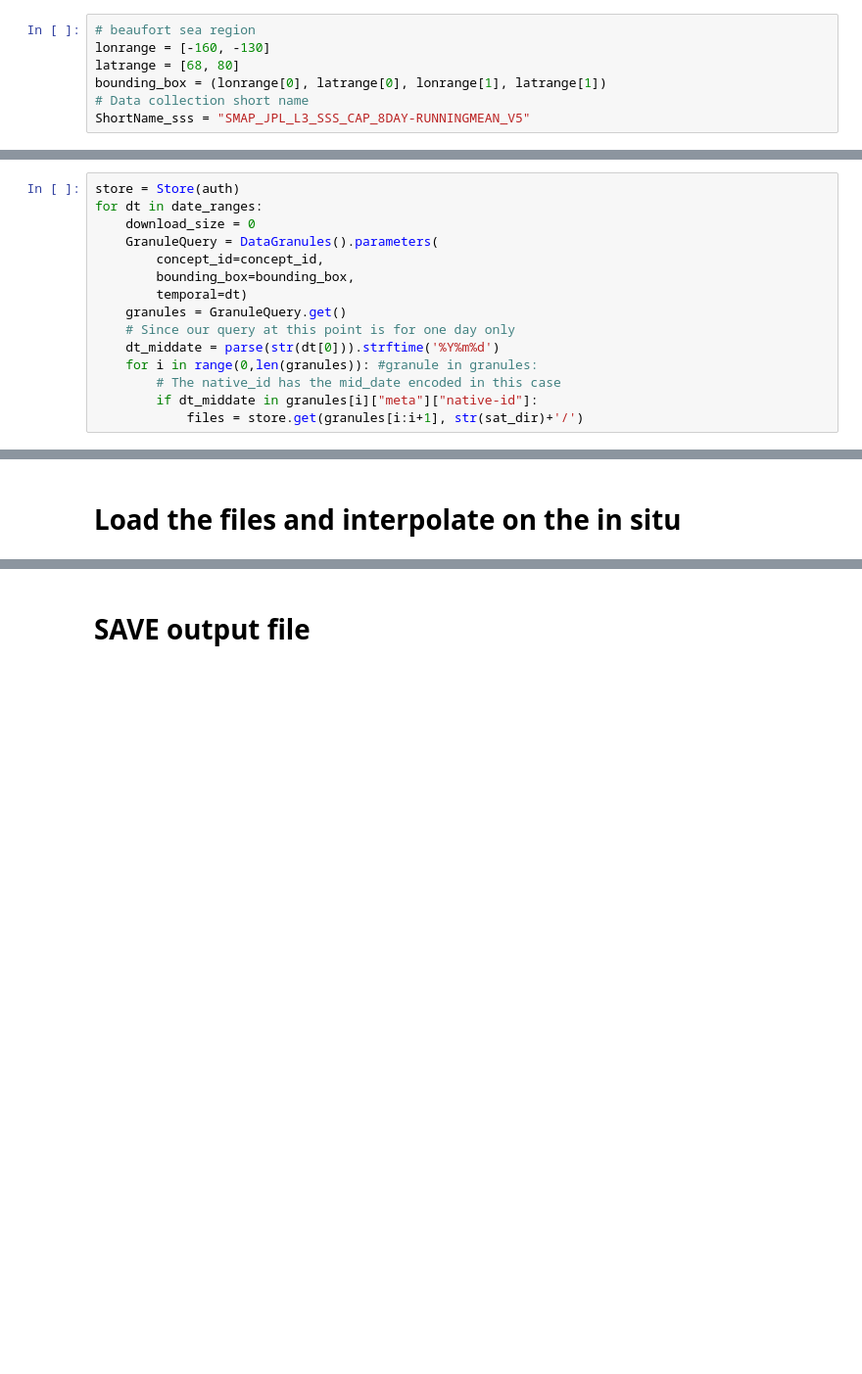
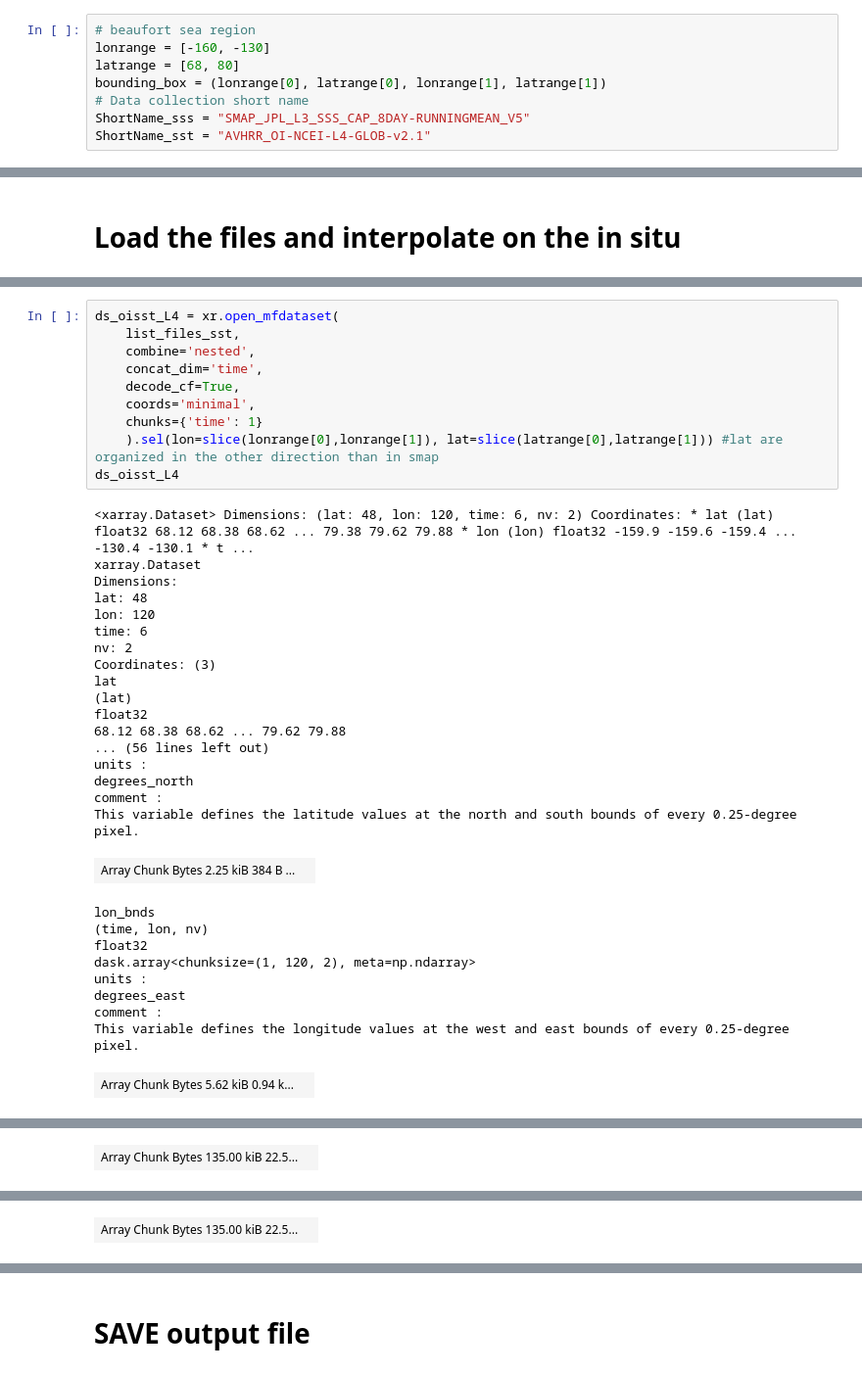
Before and after one commit to NASA-SASSIE/collocation, a Jupyter notebook: collocation_insitu_satellite_test.ipynb, the cells around one changed output, grey strips where cells are left out. Shown at 98% size. Cells and saved outputs as stored; diff of their text form; blank space fills up the shorter version.

```diff
--- a/collocation_insitu_satellite_test.ipynb
+++ b/collocation_insitu_satellite_test.ipynb
@@ -32,6 +32,7 @@ latrange = [68, 80]
 bounding_box = (lonrange[0], latrange[0], lonrange[1], latrange[1])
 # Data collection short name
 ShortName_sss = "SMAP_JPL_L3_SSS_CAP_8DAY-RUNNINGMEAN_V5"
+ShortName_sst = "AVHRR_OI-NCEI-L4-GLOB-v2.1"
 # %%
 # Severine:
 insitu_dir=Path('/home/jovyan/Data/SASSIE/collocation/insitu/')
@@ -107,18 +115,3 @@ date_ranges
 # Download from CMR the granules we want
 Since `SMAP_JPL_L3_SSS_CAP_8DAY-RUNNINGMEAN_V5` is an **8-day running mean** a query to a given day will overlap with
 8 different days and we are only interested in the mid date.
-# %%
-store = Store(auth)
-for dt in date_ranges:
-    download_size = 0
-    GranuleQuery = DataGranules().parameters(
-        concept_id=concept_id,
-        bounding_box=bounding_box,
-        temporal=dt)
-    granules = GranuleQuery.get()
-    # Since our query at this point is for one day only
-    dt_middate = parse(str(dt[0])).strftime('%Y%m%d')
-    for i in range(0,len(granules)): #granule in granules:
-        # The native_id has the mid_date encoded in this case
-        if dt_middate in granules[i]["meta"]["native-id"]:
-            files = store.get(granules[i:i+1], str(sat_dir)+'/')
@@ -274,0 +218,38 @@ insitu.SSS.plot(marker='o')
+# %%
+ds_oisst_L4 = xr.open_mfdataset(
+    list_files_sst,
+    combine='nested',
+    concat_dim='time',
+    decode_cf=True,
+    coords='minimal',
+    chunks={'time': 1}
+    ).sel(lon=slice(lonrange[0],lonrange[1]), lat=slice(latrange[0],latrange[1])) #lat are organized in the other direction than in smap
+ds_oisst_L4
+# %% [output]
+<xarray.Dataset> Dimensions: (lat: 48, lon: 120, time: 6, nv: 2) Coordinates: * lat (lat) float32 68.12 68.38 68.62 ... 79.38 79.62 79.88 * lon (lon) float32 -159.9 -159.6 -159.4 ... -130.4 -130.1 * t ...
+xarray.Dataset
+Dimensions:
+lat: 48
+lon: 120
+time: 6
+nv: 2
+Coordinates: (3)
+lat
+(lat)
+float32
+68.12 68.38 68.62 ... 79.62 79.88
+... (56 lines left out)
+units :
+degrees_north
+comment :
+This variable defines the latitude values at the north and south bounds of every 0.25-degree pixel.
+| Array Chunk Bytes 2.25 kiB 384 B ... |  |
+lon_bnds
+(time, lon, nv)
+float32
+dask.array<chunksize=(1, 120, 2), meta=np.ndarray>
+units :
+degrees_east
+comment :
+This variable defines the longitude values at the west and east bounds of every 0.25-degree pixel.
+| Array Chunk Bytes 5.62 kiB 0.94 k... |  |
@@ -274,0 +274 @@ insitu.SSS.plot(marker='o')
+| Array Chunk Bytes 135.00 kiB 22.5... |  |
@@ -274,0 +289 @@ insitu.SSS.plot(marker='o')
+| Array Chunk Bytes 135.00 kiB 22.5... |  |
```
Also changed, not shown: parts of 20 cells of this notebook, 1 other file.
